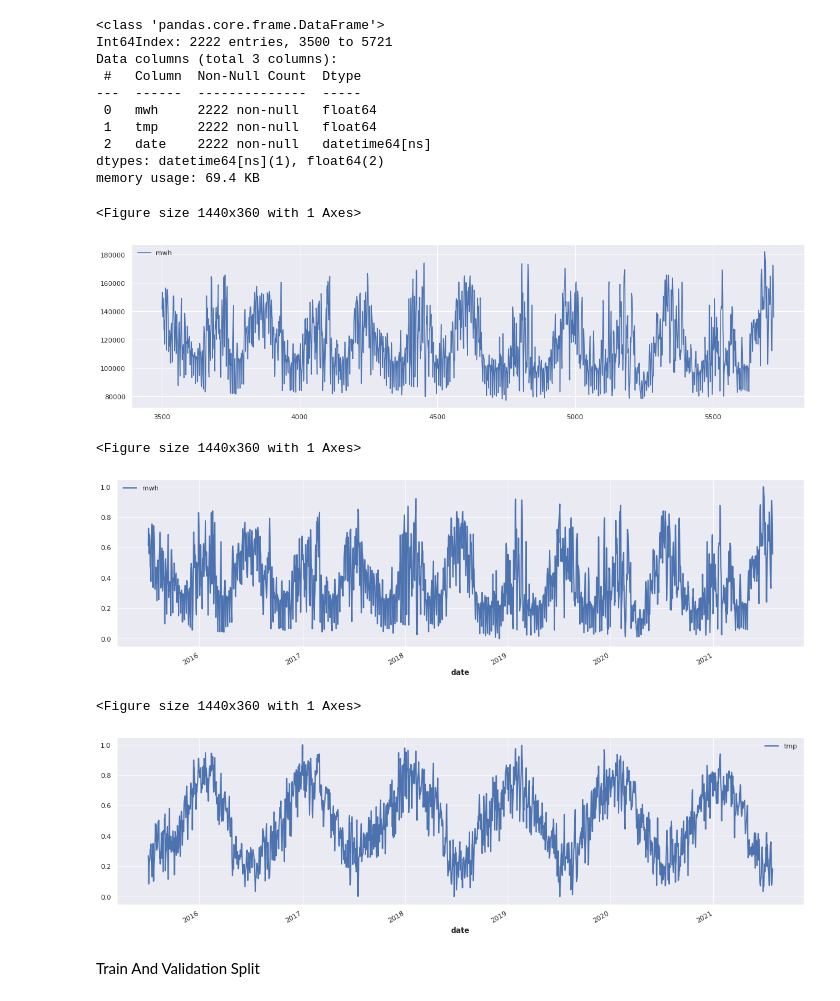
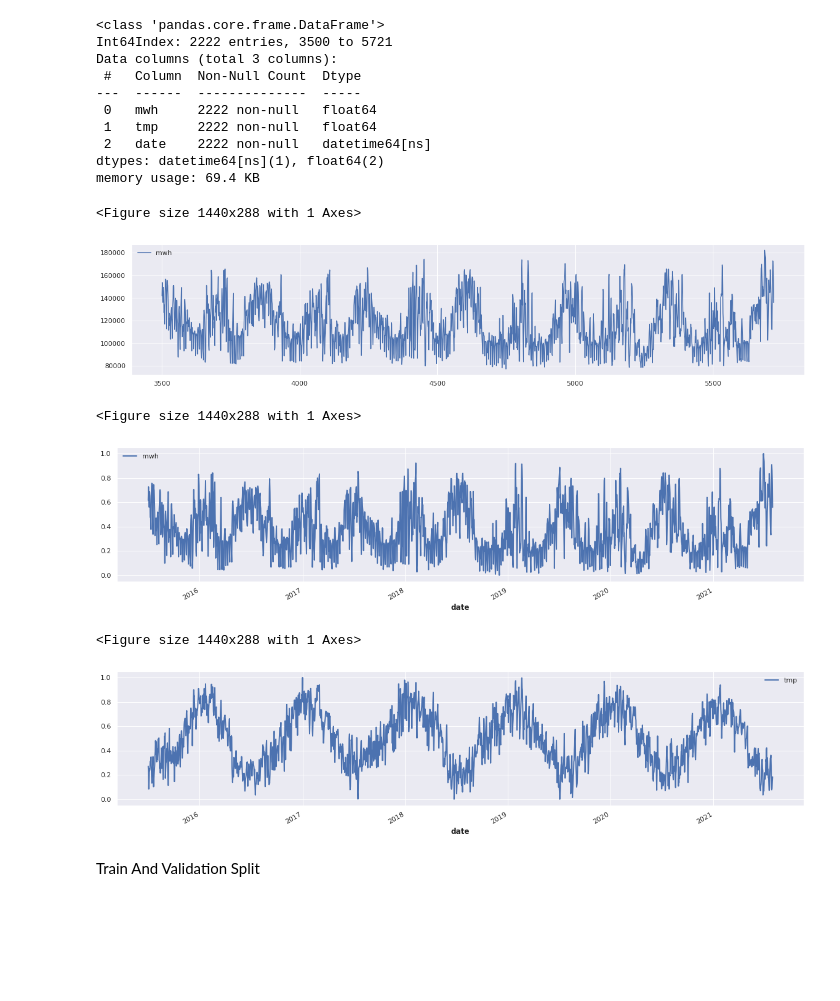
Before and after one commit to magistery-tps/time-series-tp, a Jupyter notebook: notebooks/predictions-nbeats.ipynb, the cells around one changed output. Drawn from its saved outputs; the diff is of its cells as text; code cells hidden in the pictures; blank space fills up the shorter version.

```diff
--- a/notebooks/predictions-nbeats.ipynb
+++ b/notebooks/predictions-nbeats.ipynb
@@ -47,11 +47,12 @@ memory usage: 69.4 KB
 # %%
 import matplotlib.pyplot as plt
 
+sns.set(rc = {'figure.figsize':(20, 4)})
 dataset['mwh'].plot()
 plt.legend();
 # %% [output]
-<Figure size 1440x360 with 1 Axes>
+<Figure size 1440x288 with 1 Axes>
-[figure, old version]
+[figure, new version]
 # %%
 mwh_ts = TimeSeries.from_dataframe(dataset, 'date', 'mwh')
 tmp_ts = TimeSeries.from_dataframe(dataset, 'date', 'tmp')
@@ -65,11 +66,12 @@ plt.show();
 scaled_tmp_ts.plot()
 plt.legend();
 plt.show();
+sns.set(rc = {'figure.figsize':(20, 4)})
 # %% [output]
-<Figure size 1440x360 with 1 Axes>
+<Figure size 1440x288 with 1 Axes>
-[figure, old version]
+[figure, new version]
-<Figure size 1440x360 with 1 Axes>
+<Figure size 1440x288 with 1 Axes>
-[figure, old version]
+[figure, new version]
 # %% [markdown]
 Train And Validation Split
 # %%
```
Also changed, not shown: parts of 3 cells of this notebook, 2 other files.
